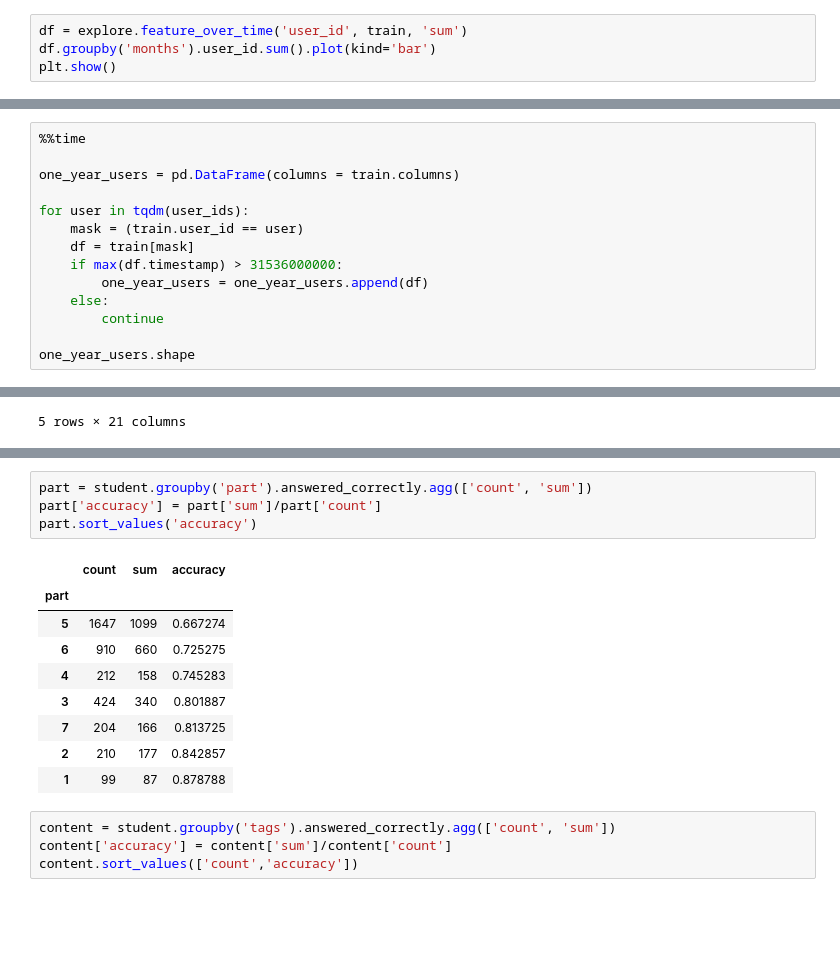
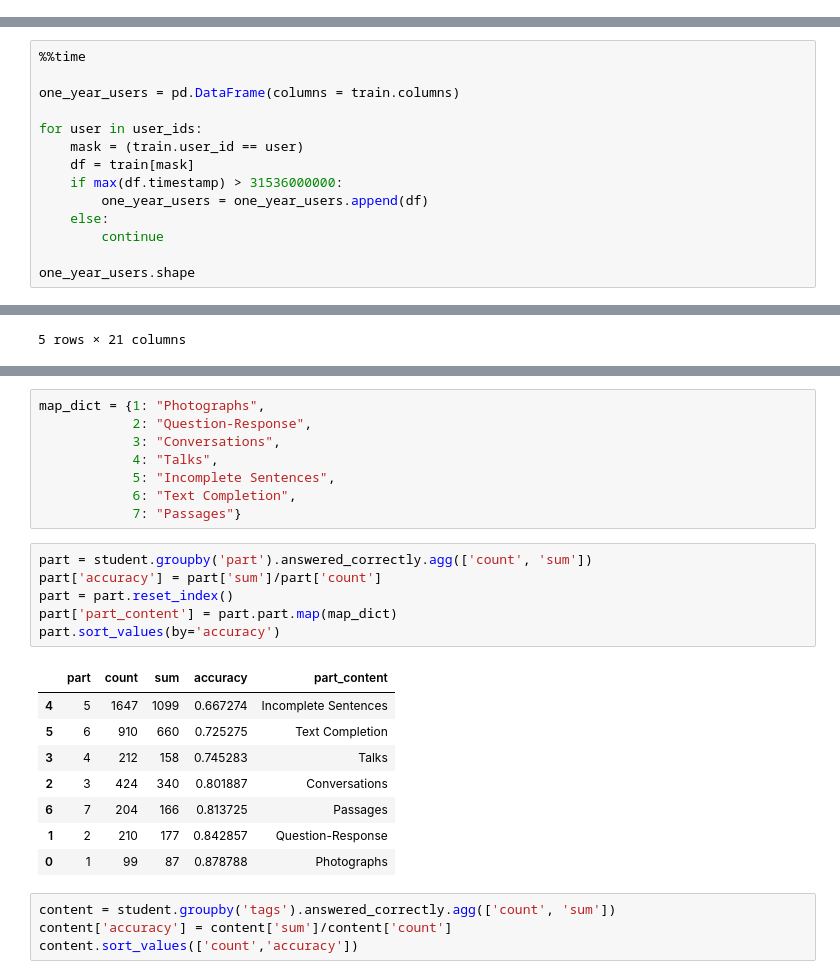
Before and after one commit to Yongliang-Shi/riiid_answer_correctness_prediction, a Jupyter notebook: explore.ipynb, the cells around one changed output, grey strips where cells are left out. Cells and saved outputs as stored; diff of their text form; blank space fills up the shorter version.

```diff
--- a/explore.ipynb
+++ b/explore.ipynb
@@ -76,4 +76,0 @@ memory usage: 67.7+ MB
-# %%
-df = explore.feature_over_time('user_id', train, 'sum')
-df.groupby('months').user_id.sum().plot(kind='bar')
-plt.show()
@@ -96,7 +242,7 @@ True
 
 one_year_users = pd.DataFrame(columns = train.columns)
 
-for user in tqdm(user_ids):
+for user in user_ids:
     mask = (train.user_id == user)
     df = train[mask]
     if max(df.timestamp) > 31536000000:
@@ -157,17 +312,26 @@ student.head()
+# %%
+map_dict = {1: "Photographs",
+            2: "Question-Response",
+            3: "Conversations",
+            4: "Talks",
+            5: "Incomplete Sentences",
+            6: "Text Completion",
+            7: "Passages"}
 # %%
 part = student.groupby('part').answered_correctly.agg(['count', 'sum'])
 part['accuracy'] = part['sum']/part['count']
-part.sort_values('accuracy')
+part = part.reset_index()
+part['part_content'] = part.part.map(map_dict)
+part.sort_values(by='accuracy')
 # %% [output]
-|  | count | sum | accuracy |
-| part |  |  |  |
-| 5 | 1647 | 1099 | 0.667274 |
-| 6 | 910 | 660 | 0.725275 |
-| 4 | 212 | 158 | 0.745283 |
-| 3 | 424 | 340 | 0.801887 |
-| 7 | 204 | 166 | 0.813725 |
-| 2 | 210 | 177 | 0.842857 |
-| 1 | 99 | 87 | 0.878788 |
+|  | part | count | sum | accuracy | part_content |
+| 4 | 5 | 1647 | 1099 | 0.667274 | Incomplete Sentences |
+| 5 | 6 | 910 | 660 | 0.725275 | Text Completion |
+| 3 | 4 | 212 | 158 | 0.745283 | Talks |
+| 2 | 3 | 424 | 340 | 0.801887 | Conversations |
+| 6 | 7 | 204 | 166 | 0.813725 | Passages |
+| 1 | 2 | 210 | 177 | 0.842857 | Question-Response |
+| 0 | 1 | 99 | 87 | 0.878788 | Photographs |
 # %%
 content = student.groupby('tags').answered_correctly.agg(['count', 'sum'])
 content['accuracy'] = content['sum']/content['count']
```
Also changed, not shown: parts of 33 cells of this notebook.
